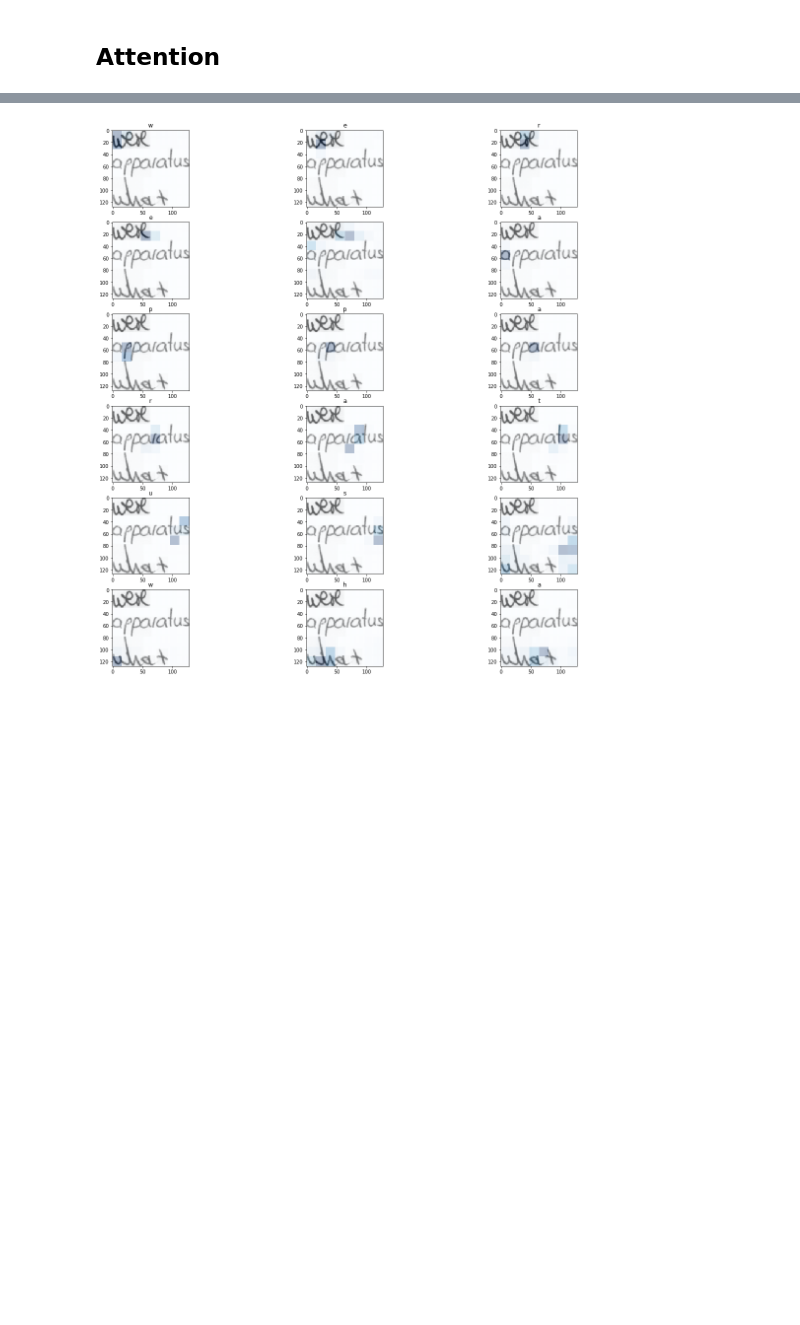
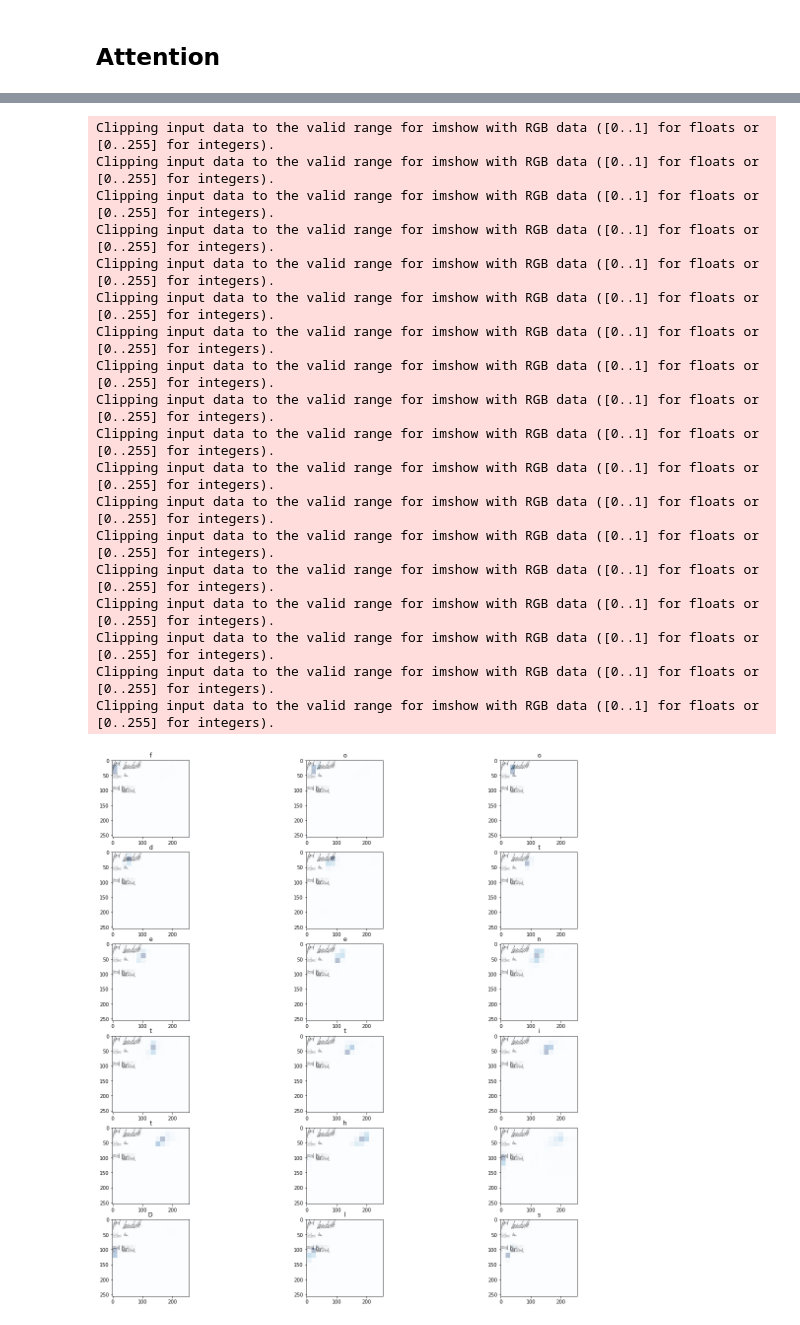
Before and after one commit to ahs8w/Handwriting, a Jupyter notebook: OCR-multi-word-synthetic.ipynb, the cells around one changed output, grey strips where cells are left out. Saved outputs shown, nothing was run; the diff lists cells and outputs as text; code cells hidden in the pictures; blank space fills up the shorter version.

```diff
--- a/OCR-multi-word-synthetic.ipynb
+++ b/OCR-multi-word-synthetic.ipynb
@@ -1118,0 +1097,7 @@ torch.save(sd, PATH/'models/50000_deep_concat_14epochs_mod.h5')
+# %%
+# resize data
+sz = 256
+
+# NOTE: re-run preprocessing cells after changing this
+# %%
+learn.set_data(data)
@@ -1159,7 +1203,7 @@ def show_img(im, figsize=None, ax=None, alpha=None, title=None):
 # %%
 imgs = data.trn_ds.denorm(x)
 
-fig, axes = plt.subplots(4,4, figsize=(10, 10))
+fig, axes = plt.subplots(5,2, figsize=(20, 20))
 for i,ax in enumerate(axes.flat):
     t = label_text(y[i])     #=>  char indices
     p = label_text(res[:,i])
@@ -1182,7 +1226,7 @@ Clipping input data to the valid range for imshow with RGB data ([0..1] for floa
 # %%
-def scale_attn_to_img(att, sz):
-    num = sz // 8
-    a = att.reshape(8,8)
+def scale_attn_to_img(att):
+    num = sz // 16
+    a = att.reshape(num,num)
     return np.repeat(np.repeat(a,num, axis=0), num, axis=1)
 # %%
 idx  = 0
@@ -1192,10 +1236,28 @@ attn = to_np(attns[:,:,idx])  # first batch
 # %%
 fig, axes = plt.subplots(6, 3, figsize=(20, 20))
 for i,ax in enumerate(axes.flat):
 #     ax.plot(attn[i])
-    a = scale_attn_to_img(attn[i], 128)
+    a = scale_attn_to_img(attn[i])
     ax.imshow(img, alpha=None)
     ax.imshow(a, cmap='Blues', interpolation='nearest', alpha=0.3)
     ax.set_title(itos[pred[i].item()])
 # %% [output]
+Clipping input data to the valid range for imshow with RGB data ([0..1] for floats or [0..255] for integers).
+Clipping input data to the valid range for imshow with RGB data ([0..1] for floats or [0..255] for integers).
+Clipping input data to the valid range for imshow with RGB data ([0..1] for floats or [0..255] for integers).
+Clipping input data to the valid range for imshow with RGB data ([0..1] for floats or [0..255] for integers).
+Clipping input data to the valid range for imshow with RGB data ([0..1] for floats or [0..255] for integers).
+Clipping input data to the valid range for imshow with RGB data ([0..1] for floats or [0..255] for integers).
+Clipping input data to the valid range for imshow with RGB data ([0..1] for floats or [0..255] for integers).
+Clipping input data to the valid range for imshow with RGB data ([0..1] for floats or [0..255] for integers).
+Clipping input data to the valid range for imshow with RGB data ([0..1] for floats or [0..255] for integers).
+Clipping input data to the valid range for imshow with RGB data ([0..1] for floats or [0..255] for integers).
+Clipping input data to the valid range for imshow with RGB data ([0..1] for floats or [0..255] for integers).
+Clipping input data to the valid range for imshow with RGB data ([0..1] for floats or [0..255] for integers).
+Clipping input data to the valid range for imshow with RGB data ([0..1] for floats or [0..255] for integers).
+Clipping input data to the valid range for imshow with RGB data ([0..1] for floats or [0..255] for integers).
+Clipping input data to the valid range for imshow with RGB data ([0..1] for floats or [0..255] for integers).
+Clipping input data to the valid range for imshow with RGB data ([0..1] for floats or [0..255] for integers).
+Clipping input data to the valid range for imshow with RGB data ([0..1] for floats or [0..255] for integers).
+Clipping input data to the valid range for imshow with RGB data ([0..1] for floats or [0..255] for integers).
-[figure, old version]
+[figure, new version]
```
Also changed, not shown: parts of 60 cells of this notebook.
